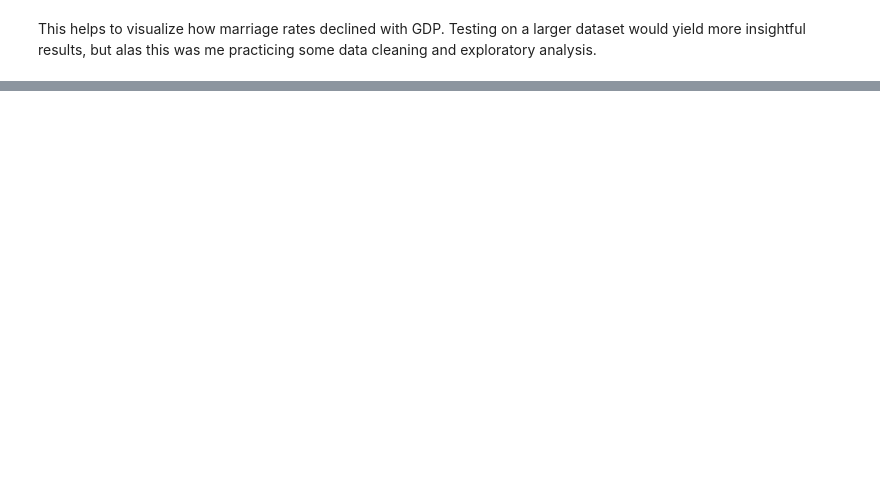
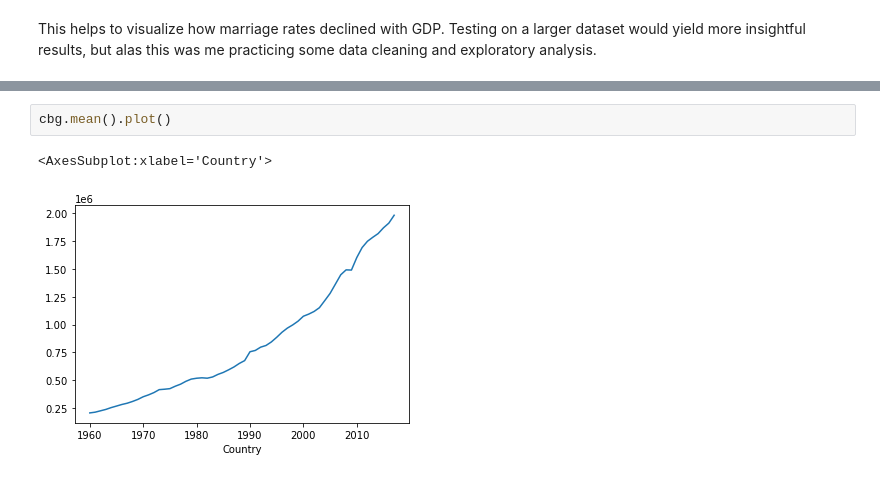
Before and after one commit to jasondecambre/STATINMarriage, a Jupyter notebook: STATIN Marriage and Divorce Statistics.ipynb, the cells around one changed output, grey strips where cells are left out. Saved outputs shown, nothing was run; the diff lists cells and outputs as text; blank space fills up the shorter version.

```diff
--- a/STATIN Marriage and Divorce Statistics.ipynb
+++ b/STATIN Marriage and Divorce Statistics.ipynb
@@ -133,0 +215,5 @@ This helps to visualize how marriage rates declined with GDP. Testing on a large
+# %%
+cbg.mean().plot()
+# %% [output]
+<AxesSubplot:xlabel='Country'>
+[figure, added]
```
Also changed, not shown: parts of 7 cells of this notebook, 2 other files.
